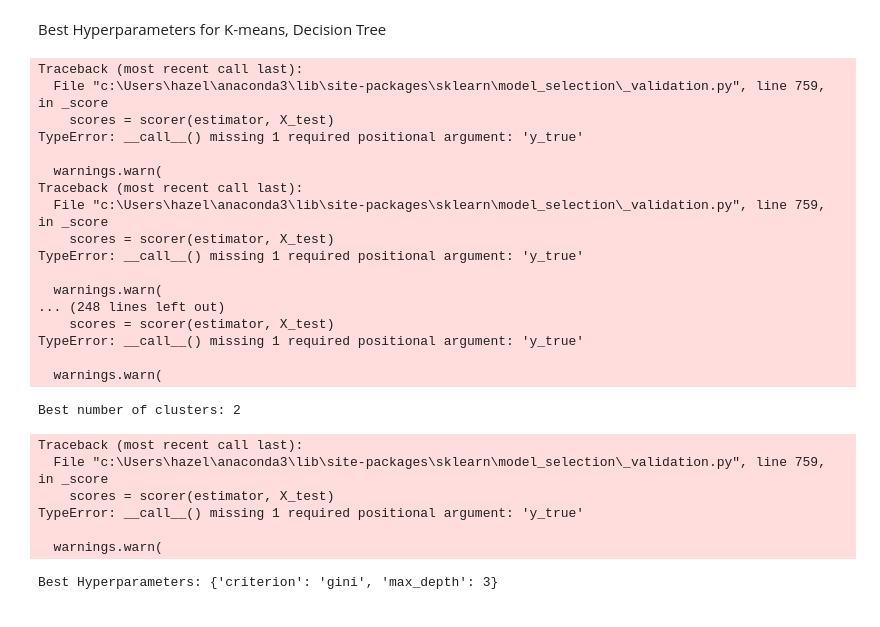
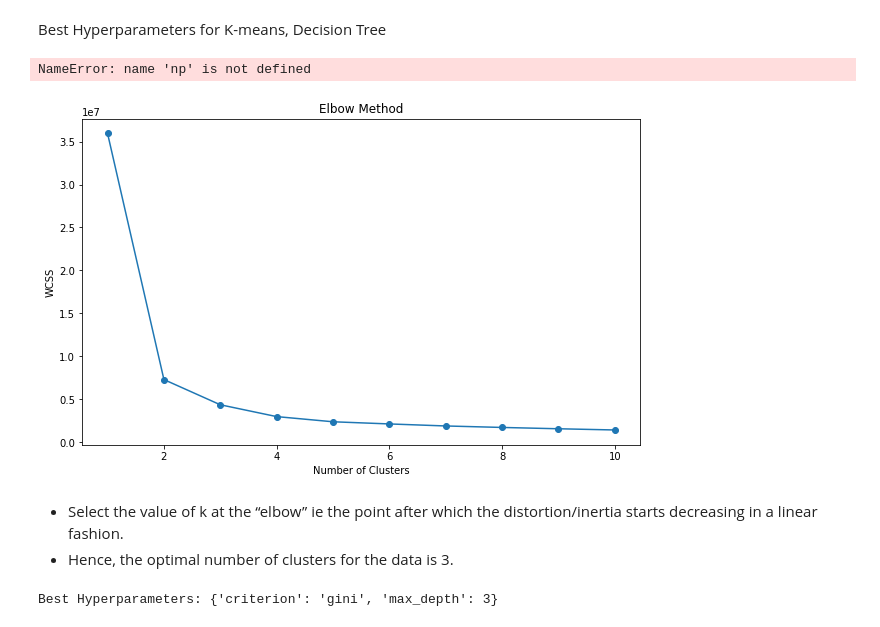
Before and after one commit to joycelovedorial/IS424-Data-Mining, a Jupyter notebook: Clustering/Clustering - Decision Tree (outlier).ipynb, the cells around one changed output. Cells and saved outputs as stored; diff of their text form; code cells hidden in the pictures.

```diff
--- a/Clustering/Clustering - Decision Tree (outlier).ipynb
+++ b/Clustering/Clustering - Decision Tree (outlier).ipynb
@@ -62,42 +62,29 @@ X_outlier
 # %% [markdown]
 Best Hyperparameters for K-means, Decision Tree
 # %%
-# Best hyperparameters for k-means
-kmeans = KMeans(random_state=42)
-k_range = range(2, 11)  # Range of clusters to try
-param_grid_kmeans = {'n_clusters': k_range}
-scorer = make_scorer(silhouette_score)  # Silhouette score as the evaluation metric
-grid_kmeans = GridSearchCV(kmeans, param_grid_kmeans, scoring=scorer)
-grid_kmeans.fit(X_outlier)
+# Fit KMeans clustering models for different number of clusters
+wcss = []
+max_clusters = 10  # Maximum number of clusters to try
+for i in range(1, max_clusters + 1):
+    kmeans = KMeans(n_clusters=i, init='k-means++', random_state=42)
+    kmeans.fit(X_outlier)
+    wcss.append(kmeans.inertia_)
 
-# Step 3: Get the best number of clusters
-best_n_clusters = grid_kmeans.best_params_['n_clusters']
-print("Best number of clusters:", best_n_clusters)
+# Plot WCSS vs. Number of Clusters
+plt.figure(figsize=(10, 6))
+plt.plot(range(1, max_clusters + 1), wcss, marker='o', linestyle='-')
+plt.title('Elbow Method')
+plt.xlabel('Number of Clusters')
+plt.ylabel('WCSS')
+plt.xticks(np.arange(1, max_clusters + 1))
+plt.grid(True)
+plt.show()
 # %% [output]
-Traceback (most recent call last):
-  File "c:\Users\hazel\anaconda3\lib\site-packages\sklearn\model_selection\_validation.py", line 759, in _score
-    scores = scorer(estimator, X_test)
-TypeError: __call__() missing 1 required positional argument: 'y_true'
-
-  warnings.warn(
-Traceback (most recent call last):
-  File "c:\Users\hazel\anaconda3\lib\site-packages\sklearn\model_selection\_validation.py", line 759, in _score
-    scores = scorer(estimator, X_test)
-TypeError: __call__() missing 1 required positional argument: 'y_true'
-
-  warnings.warn(
-... (248 lines left out)
-    scores = scorer(estimator, X_test)
-TypeError: __call__() missing 1 required positional argument: 'y_true'
-
-  warnings.warn(
+NameError: name 'np' is not defined
-Best number of clusters: 2
-Traceback (most recent call last):
-  File "c:\Users\hazel\anaconda3\lib\site-packages\sklearn\model_selection\_validation.py", line 759, in _score
-    scores = scorer(estimator, X_test)
-TypeError: __call__() missing 1 required positional argument: 'y_true'
-
-  warnings.warn(
+[figure, added]
+# %% [markdown]
+- Select the value of k at the “elbow” ie the point after which the distortion/inertia starts decreasing in a linear fashion.
+- Hence, the optimal number of clusters for the data is 3.
 # %%
 # Define hyperparameters grid for tuning
 param_grid = {
```
Also changed, not shown: parts of 4 cells of this notebook, 1 other file.
